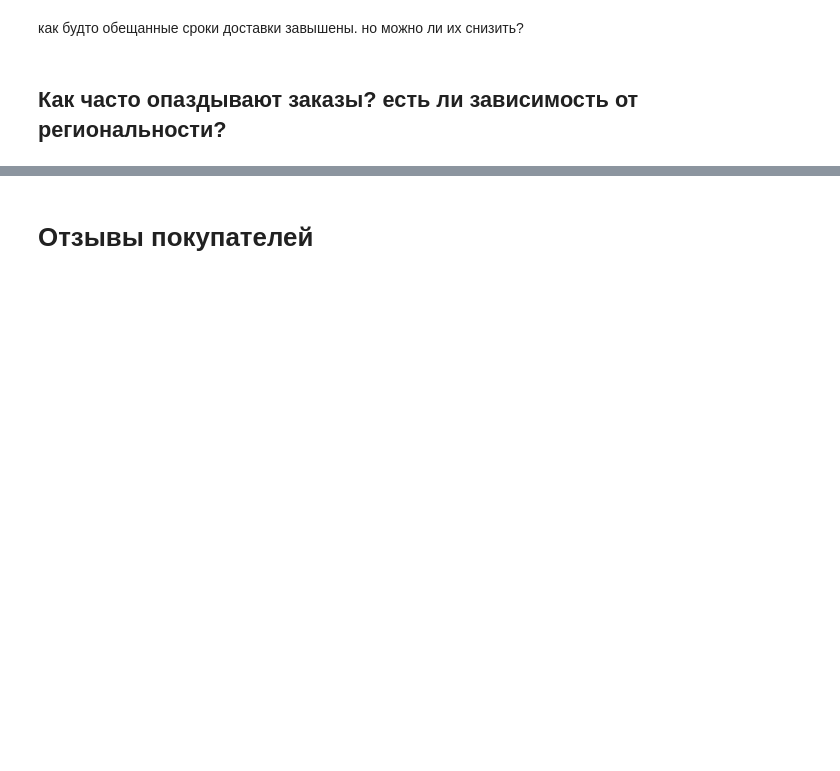
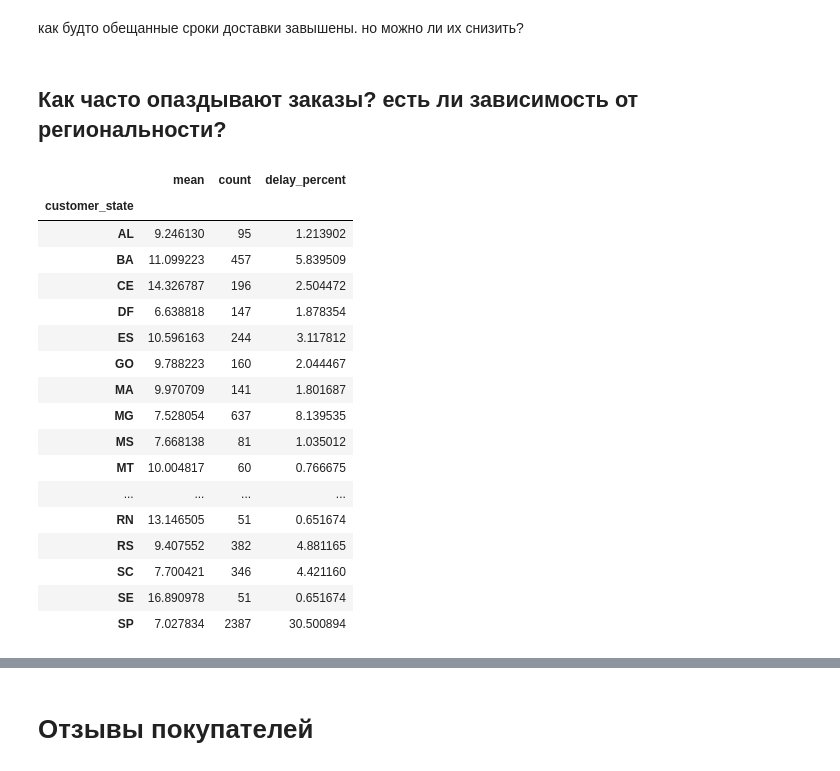
Before and after one commit to aliakseizvertouski/olist, a Jupyter notebook: olist.ipynb, the cells around one changed output, grey strips where cells are left out. Drawn from its saved outputs; the diff is of its cells as text; code cells hidden in the pictures; blank space fills up the shorter version.

```diff
--- a/olist.ipynb
+++ b/olist.ipynb
@@ -155,6 +161,27 @@ plt.show()
 как будто обещанные сроки доставки завышены. но можно ли их снизить?
 # %% [markdown]
 ## Как часто опаздывают заказы? есть ли зависимость от региональности?
+# %%
+bad_states
+# %% [output]
+|  | mean | count | delay_percent |
+| customer_state |  |  |  |
+| AL | 9.246130 | 95 | 1.213902 |
+| BA | 11.099223 | 457 | 5.839509 |
+| CE | 14.326787 | 196 | 2.504472 |
+| DF | 6.638818 | 147 | 1.878354 |
+| ES | 10.596163 | 244 | 3.117812 |
+| GO | 9.788223 | 160 | 2.044467 |
+| MA | 9.970709 | 141 | 1.801687 |
+| MG | 7.528054 | 637 | 8.139535 |
+| MS | 7.668138 | 81 | 1.035012 |
+| MT | 10.004817 | 60 | 0.766675 |
+| ... | ... | ... | ... |
+| RN | 13.146505 | 51 | 0.651674 |
+| RS | 9.407552 | 382 | 4.881165 |
+| SC | 7.700421 | 346 | 4.421160 |
+| SE | 16.890978 | 51 | 0.651674 |
+| SP | 7.027834 | 2387 | 30.500894 |
 # %%
 delivered_orders = orders[orders['order_status'] == 'delivered'].copy()
 df_geo = delivered_orders.merge(customers, on='customer_id')
```
Also changed, not shown: parts of 10 cells of this notebook.
